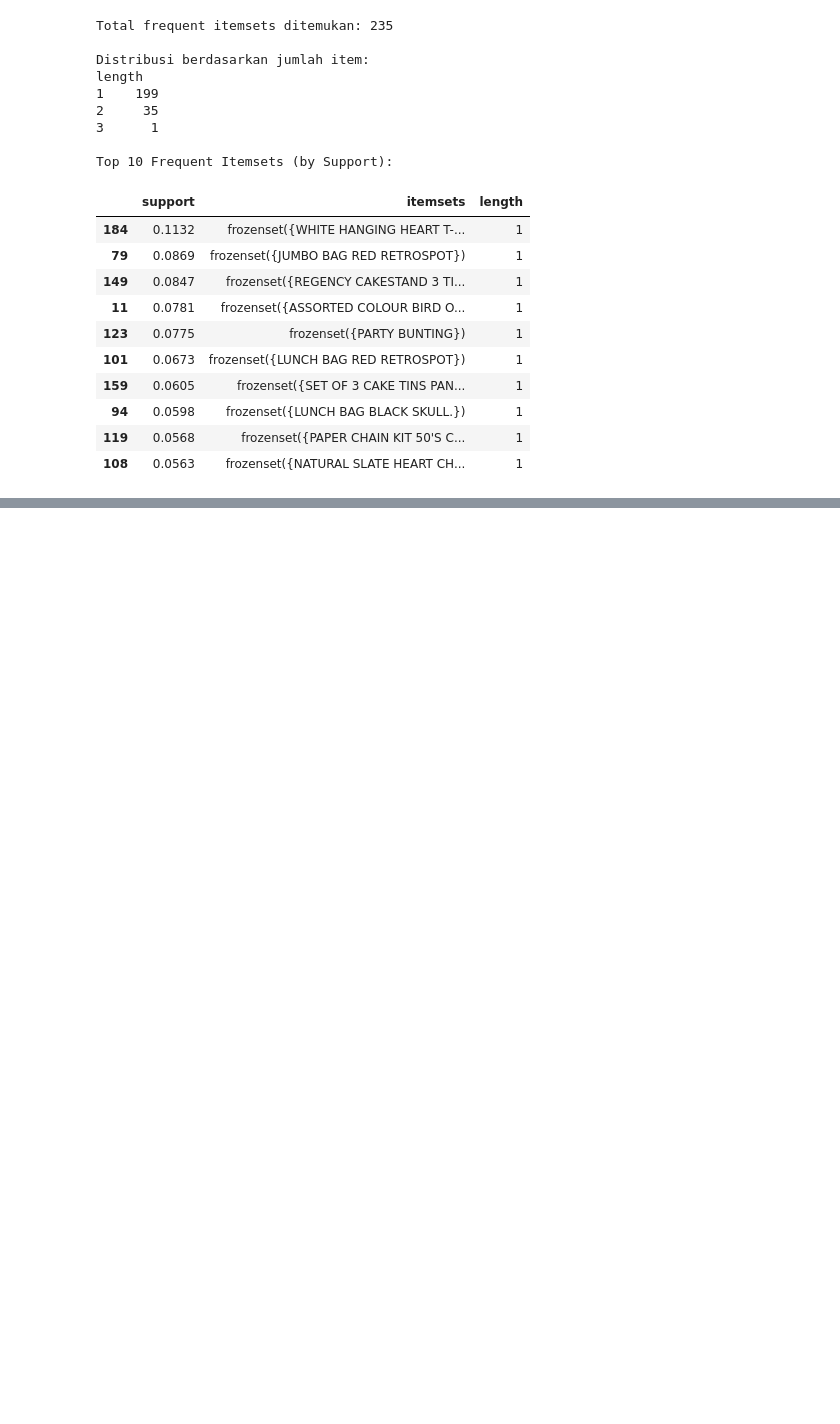
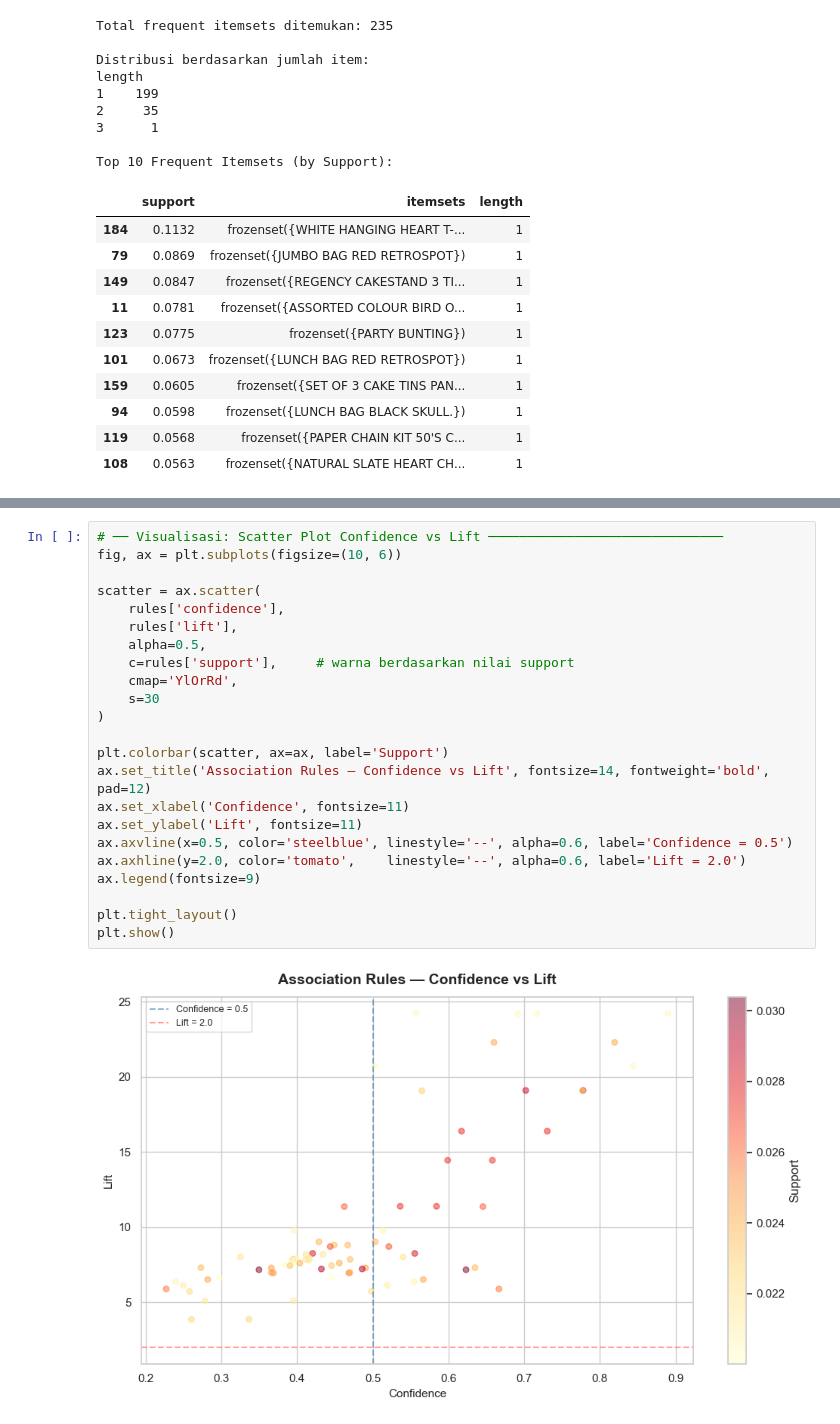
Before and after one commit to rdityaza/ecommerce-customer-segmentation-rfm, a Jupyter notebook: notebooks/03_market_basket_analysis.ipynb, the cells around one changed output, grey strips where cells are left out. Drawn from its saved outputs; the diff is of its cells as text; blank space fills up the shorter version.

Commit message:
feat(mba): generate association rules, add confidence-lift scatter and bar chart

```diff
--- a/notebooks/03_market_basket_analysis.ipynb
+++ b/notebooks/03_market_basket_analysis.ipynb
@@ -176,0 +231,25 @@ Top 10 Frequent Itemsets (by Support):
+# %%
+# ── Visualisasi: Scatter Plot Confidence vs Lift ──────────────────────────────
+fig, ax = plt.subplots(figsize=(10, 6))
+
+scatter = ax.scatter(
+    rules['confidence'],
+    rules['lift'],
+    alpha=0.5,
+    c=rules['support'],     # warna berdasarkan nilai support
+    cmap='YlOrRd',
+    s=30
+)
+
+plt.colorbar(scatter, ax=ax, label='Support')
+ax.set_title('Association Rules — Confidence vs Lift', fontsize=14, fontweight='bold', pad=12)
+ax.set_xlabel('Confidence', fontsize=11)
+ax.set_ylabel('Lift', fontsize=11)
+ax.axvline(x=0.5, color='steelblue', linestyle='--', alpha=0.6, label='Confidence = 0.5')
+ax.axhline(y=2.0, color='tomato',    linestyle='--', alpha=0.6, label='Lift = 2.0')
+ax.legend(fontsize=9)
+
+plt.tight_layout()
+plt.show()
+# %% [output]
+[figure, added]
```
Also changed, not shown: parts of 3 cells of this notebook.
